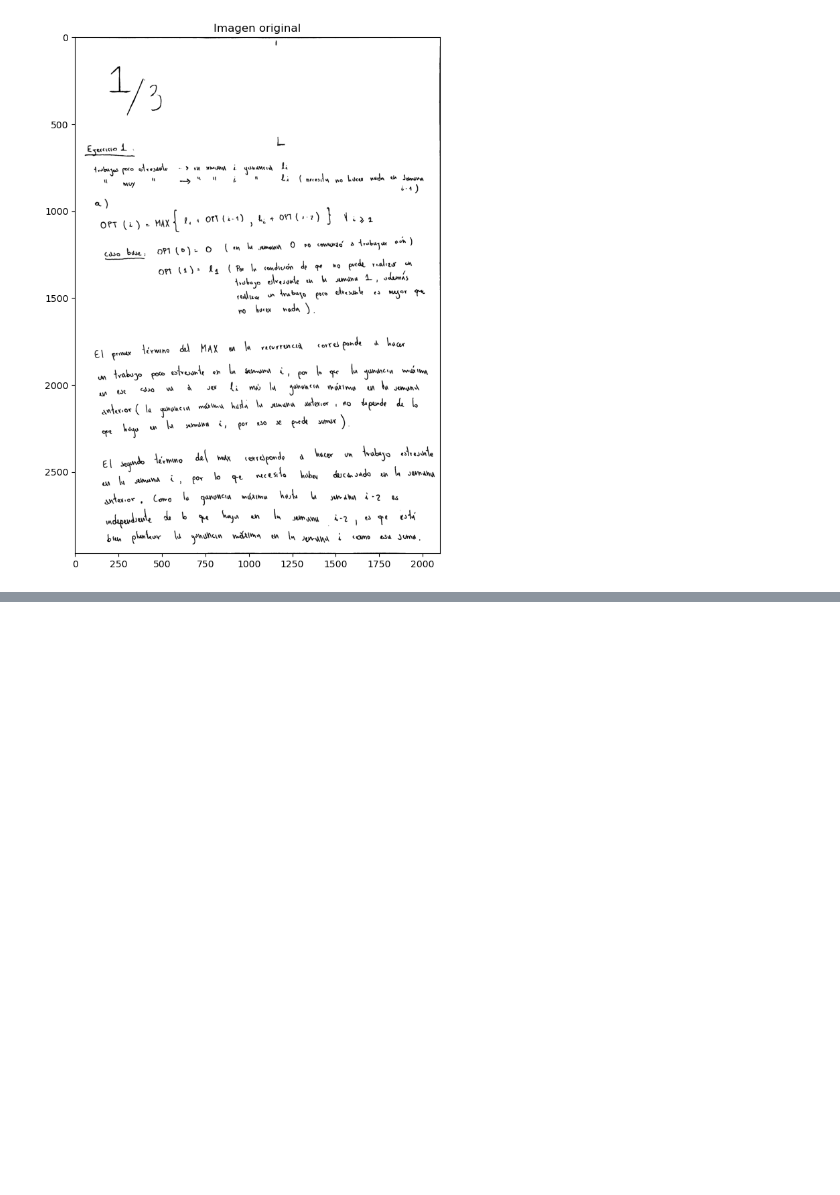
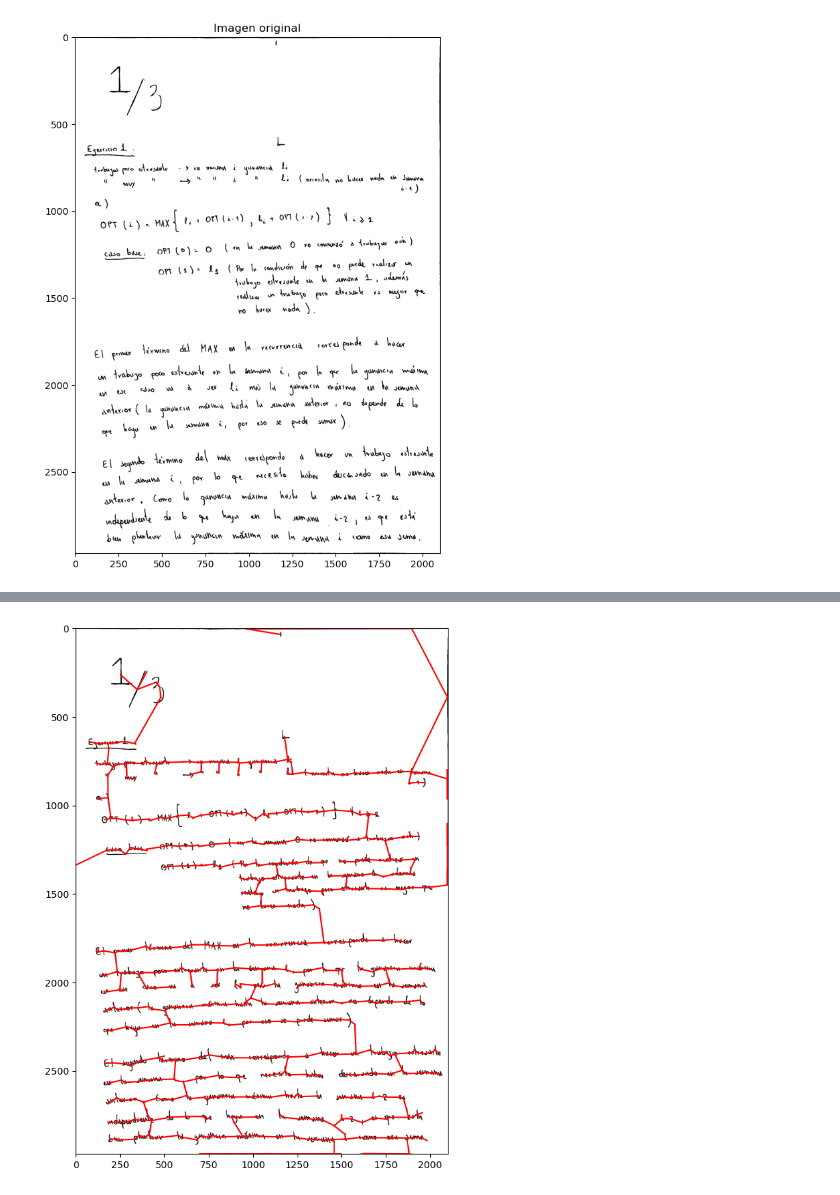
Before and after one commit to nacjck/timag-proyecto, a Jupyter notebook: Untitled.ipynb, the cells around one changed output, grey strips where cells are left out. Saved outputs shown, nothing was run; the diff lists cells and outputs as text; code cells hidden in the pictures; blank space fills up the shorter version.

Commit message:
MST sobre grafo de CC - Falta borrar uniones entre renglones

```diff
--- a/Untitled.ipynb
+++ b/Untitled.ipynb
@@ -287,0 +471,11 @@ plt.show()
+# %%
+# Creamos el grafo para correr MST:
+
+from scipy.sparse import csr_matrix
+from scipy.sparse.csgraph import minimum_spanning_tree
+
+D_matrix = distancia_D(labels, props)
+print(D_matrix)
+graph_mat = csr_matrix(D_matrix)
+Tcsr = minimum_spanning_tree(graph_mat)
+mst_graph_mat = Tcsr.toarray()
@@ -287,0 +496,20 @@ plt.show()
+# %%
+figura, plots = plt.subplots(1, 1, figsize=(18,10))
+
+plots.imshow(img_erosion, cmap='gray')
+# plots.plot([500,600],[0,1000])
+
+cant_labels = len(props)
+for l1 in range(0,cant_labels-1):
+    for l2 in range(l1+1,cant_labels):
+        if mst_graph_mat[l1,l2] != 0:
+
+            l1_x = props[l1].centroid[1]
+            l1_y = props[l1].centroid[0]
+            l2_x = props[l2].centroid[1]
+            l2_y = props[l2].centroid[0]
+            plots.plot([l1_x,l2_x],[l1_y,l2_y],color='red')
+
+plt.show()
+# %% [output]
+[figure, added]
```
Also changed, not shown: parts of 5 cells of this notebook.
